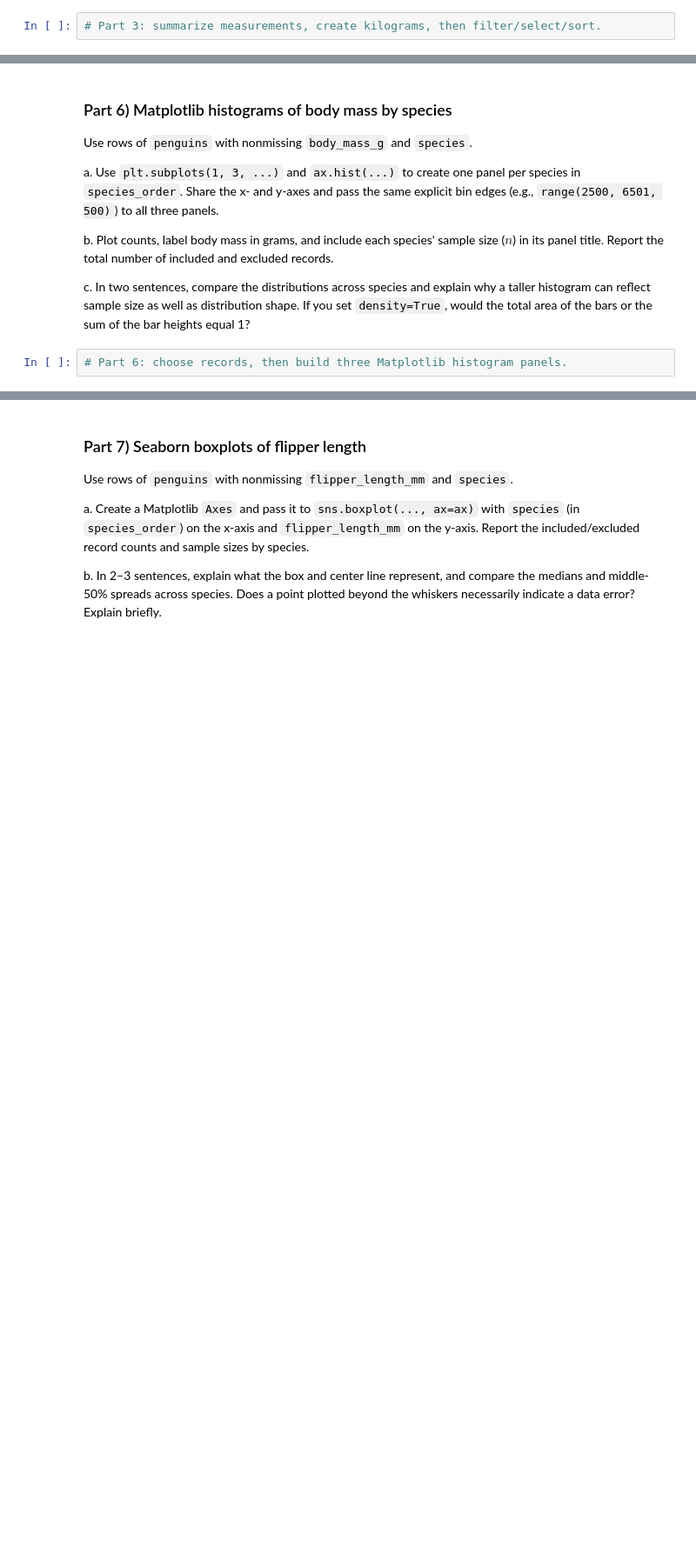
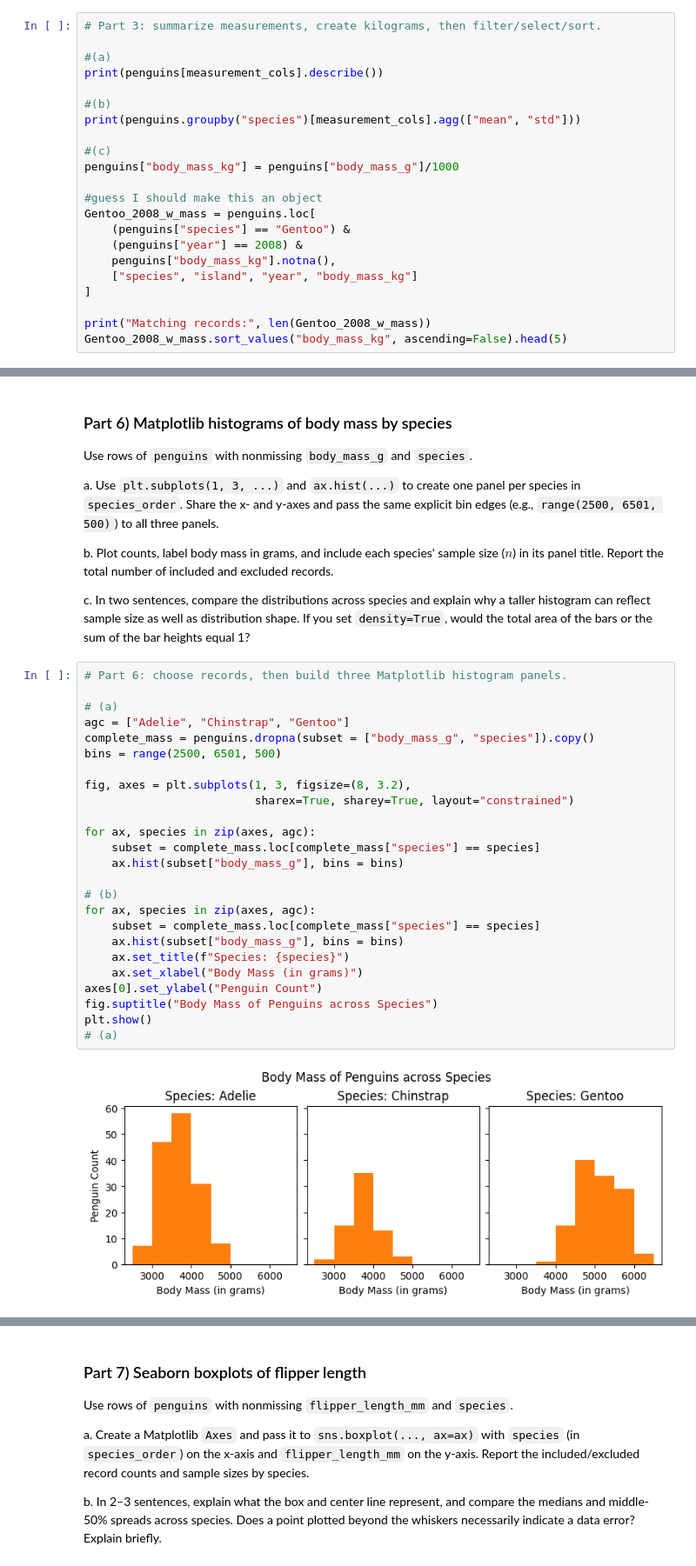
Before and after one commit to git-con-nored/26-fall-stats-21, a Jupyter notebook: homework/HW4/HW4_Penguins_Pandas.ipynb, the cells around one changed output, grey strips where cells are left out. Shown at 87% size. Drawn from its saved outputs; the diff is of its cells as text; blank space fills up the shorter version.

```diff
--- a/homework/HW4/HW4_Penguins_Pandas.ipynb
+++ b/homework/HW4/HW4_Penguins_Pandas.ipynb
@@ -100,3 +162,23 @@ b. Compute the mean and standard deviation of `measurement_cols` within each spe
 c. Add a `body_mass_kg` column to `penguins` by converting grams to kilograms. Filter for Gentoo penguins from 2008 with a recorded body mass. Display the total number of matching records, and show `species`, `island`, `year`, and `body_mass_kg` for the five heaviest penguins sorted from heaviest to lightest.
 # %%
 # Part 3: summarize measurements, create kilograms, then filter/select/sort.
+
+#(a)
+print(penguins[measurement_cols].describe())
+
+#(b)
+print(penguins.groupby("species")[measurement_cols].agg(["mean", "std"]))
+
+#(c)
+penguins["body_mass_kg"] = penguins["body_mass_g"]/1000
+
+#guess I should make this an object
+Gentoo_2008_w_mass = penguins.loc[
+    (penguins["species"] == "Gentoo") &
+    (penguins["year"] == 2008) &
+    penguins["body_mass_kg"].notna(),
+    ["species", "island", "year", "body_mass_kg"]
+]
+
+print("Matching records:", len(Gentoo_2008_w_mass))
+Gentoo_2008_w_mass.sort_values("body_mass_kg", ascending=False).head(5)
@@ -155,6 +346,31 @@ b. Plot counts, label body mass in grams, and include each species' sample size
 c. In two sentences, compare the distributions across species and explain why a taller histogram can reflect sample size as well as distribution shape. If you set `density=True`, would the total area of the bars or the sum of the bar heights equal 1?
 # %%
 # Part 6: choose records, then build three Matplotlib histogram panels.
+
+# (a)
+agc = ["Adelie", "Chinstrap", "Gentoo"]
+complete_mass = penguins.dropna(subset = ["body_mass_g", "species"]).copy()
+bins = range(2500, 6501, 500)
+
+fig, axes = plt.subplots(1, 3, figsize=(8, 3.2),
+                         sharex=True, sharey=True, layout="constrained")
+
+for ax, species in zip(axes, agc):
+    subset = complete_mass.loc[complete_mass["species"] == species]
+    ax.hist(subset["body_mass_g"], bins = bins)
+
+# (b)
+for ax, species in zip(axes, agc):
+    subset = complete_mass.loc[complete_mass["species"] == species]
+    ax.hist(subset["body_mass_g"], bins = bins)
+    ax.set_title(f"Species: {species}")
+    ax.set_xlabel("Body Mass (in grams)")
+axes[0].set_ylabel("Penguin Count")
+fig.suptitle("Body Mass of Penguins across Species")
+plt.show()
+# (a)
+# %% [output]
+[figure, added]
 # %% [markdown]
 **Written response:**
 
```
Also changed, not shown: parts of 21 cells of this notebook.
